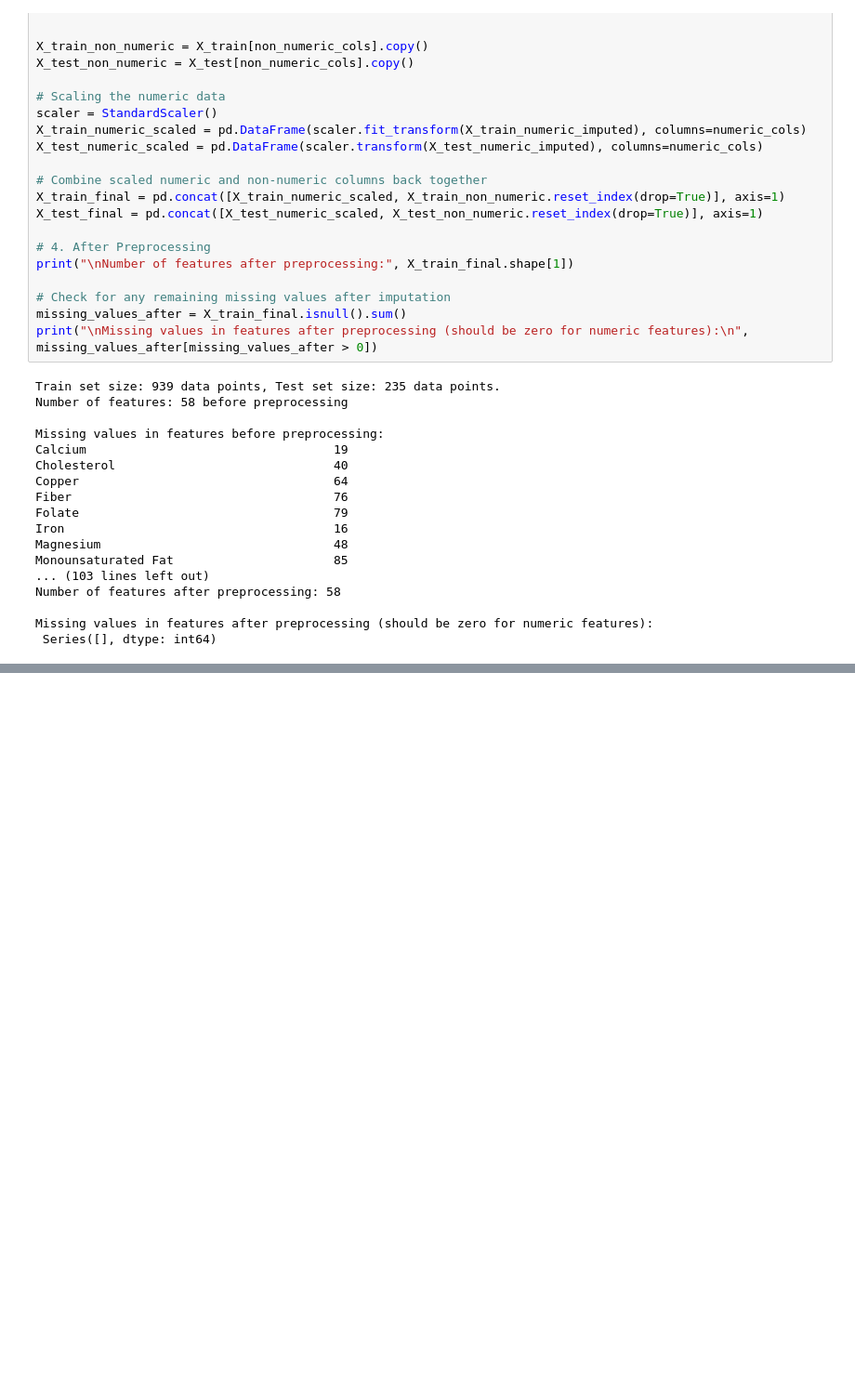
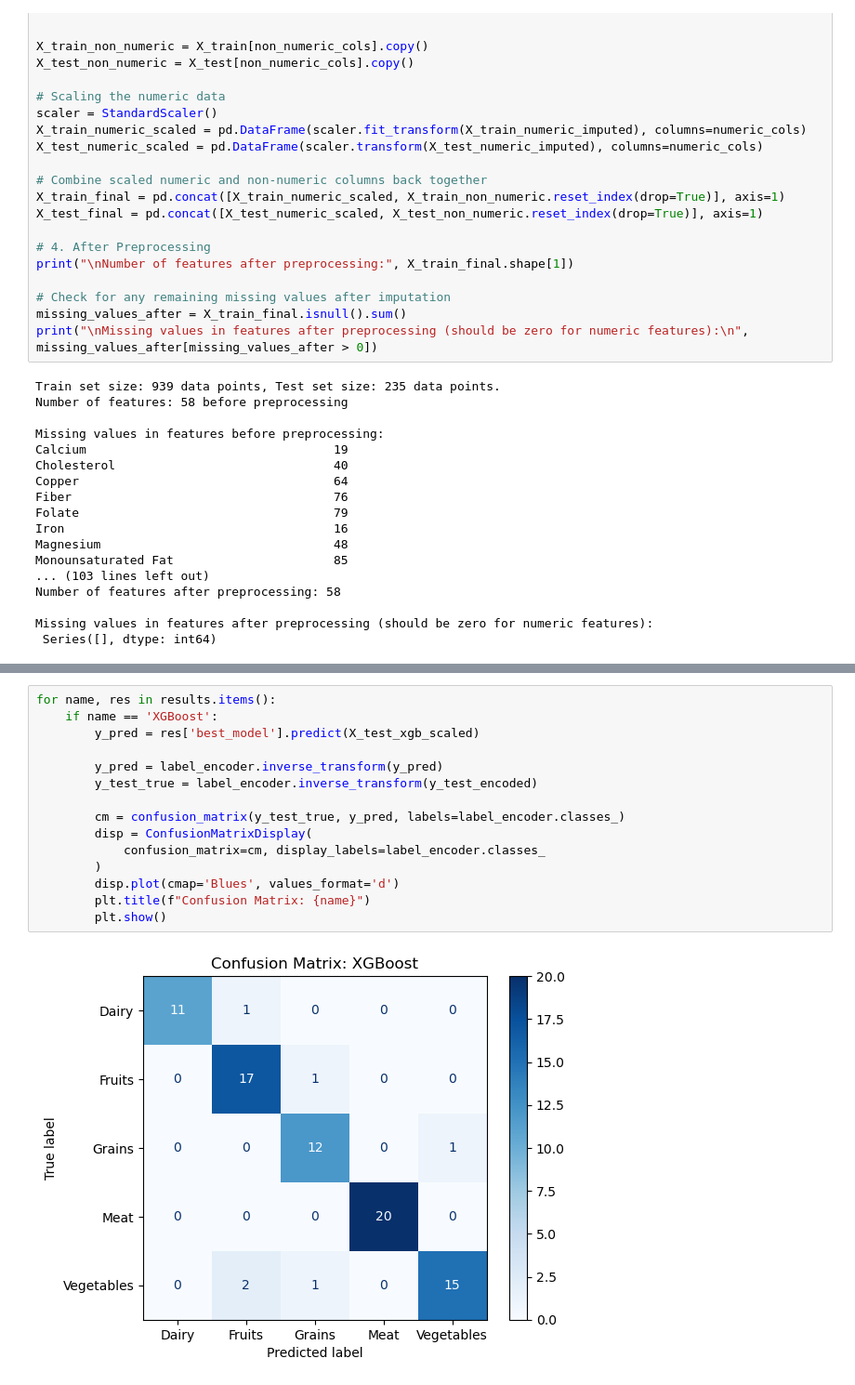
Before and after one commit to mlo20030/data1030_midterm, a Jupyter notebook: midterm.ipynb, the cells around one changed output, grey strips where cells are left out. Shown at 93% size. Cells and saved outputs as stored; diff of their text form; blank space fills up the shorter version.

```diff
--- a/midterm.ipynb
+++ b/midterm.ipynb
@@ -293,0 +953,17 @@ Missing values in features after preprocessing (should be zero for numeric featu
+# %%
+for name, res in results.items():
+    if name == 'XGBoost':
+        y_pred = res['best_model'].predict(X_test_xgb_scaled)
+
+        y_pred = label_encoder.inverse_transform(y_pred)
+        y_test_true = label_encoder.inverse_transform(y_test_encoded)
+
+        cm = confusion_matrix(y_test_true, y_pred, labels=label_encoder.classes_)
+        disp = ConfusionMatrixDisplay(
+            confusion_matrix=cm, display_labels=label_encoder.classes_
+        )
+        disp.plot(cmap='Blues', values_format='d')
+        plt.title(f"Confusion Matrix: {name}")
+        plt.show()
+# %% [output]
+[figure, added]
```
Also changed, not shown: parts of 6 cells of this notebook.
